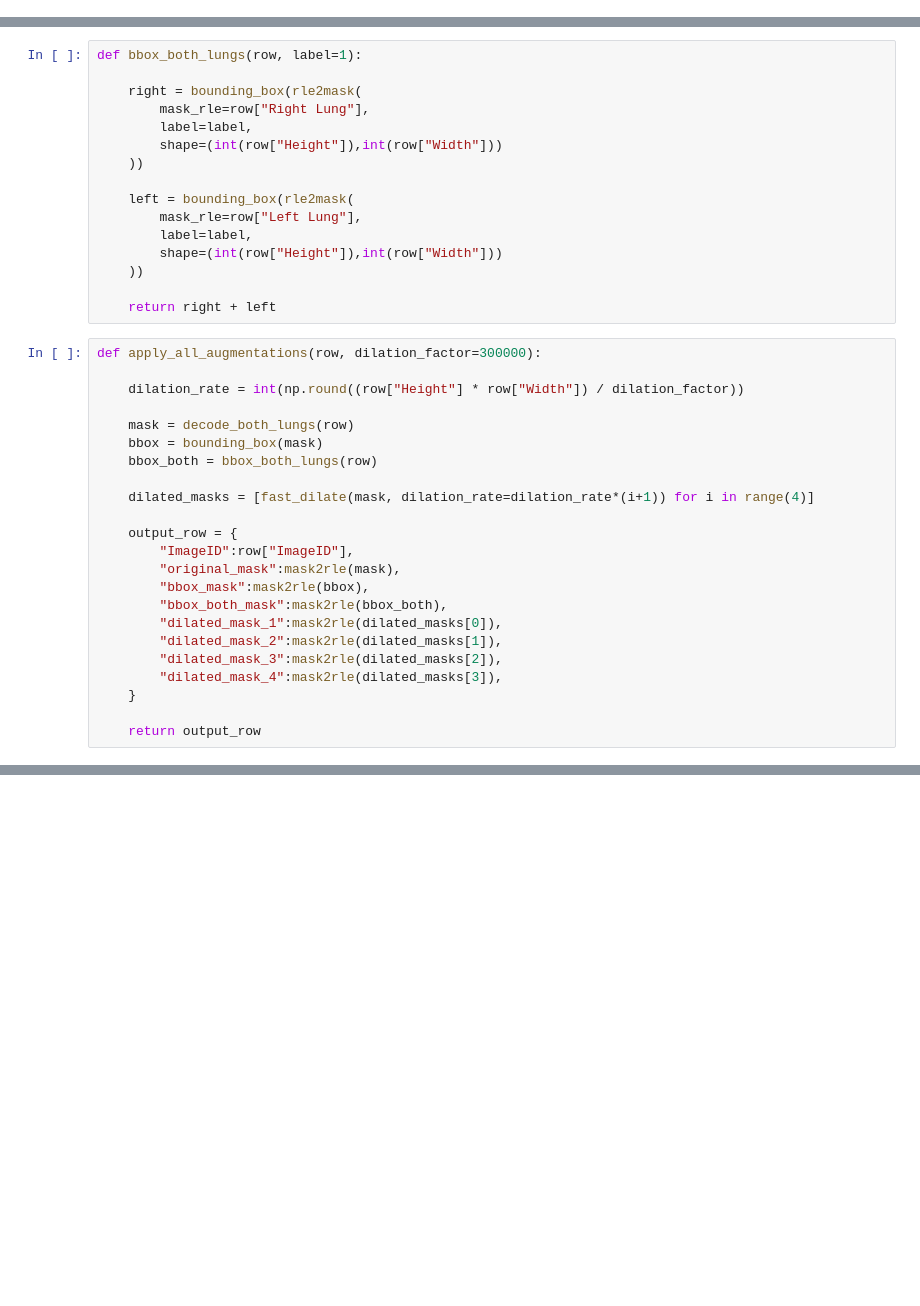
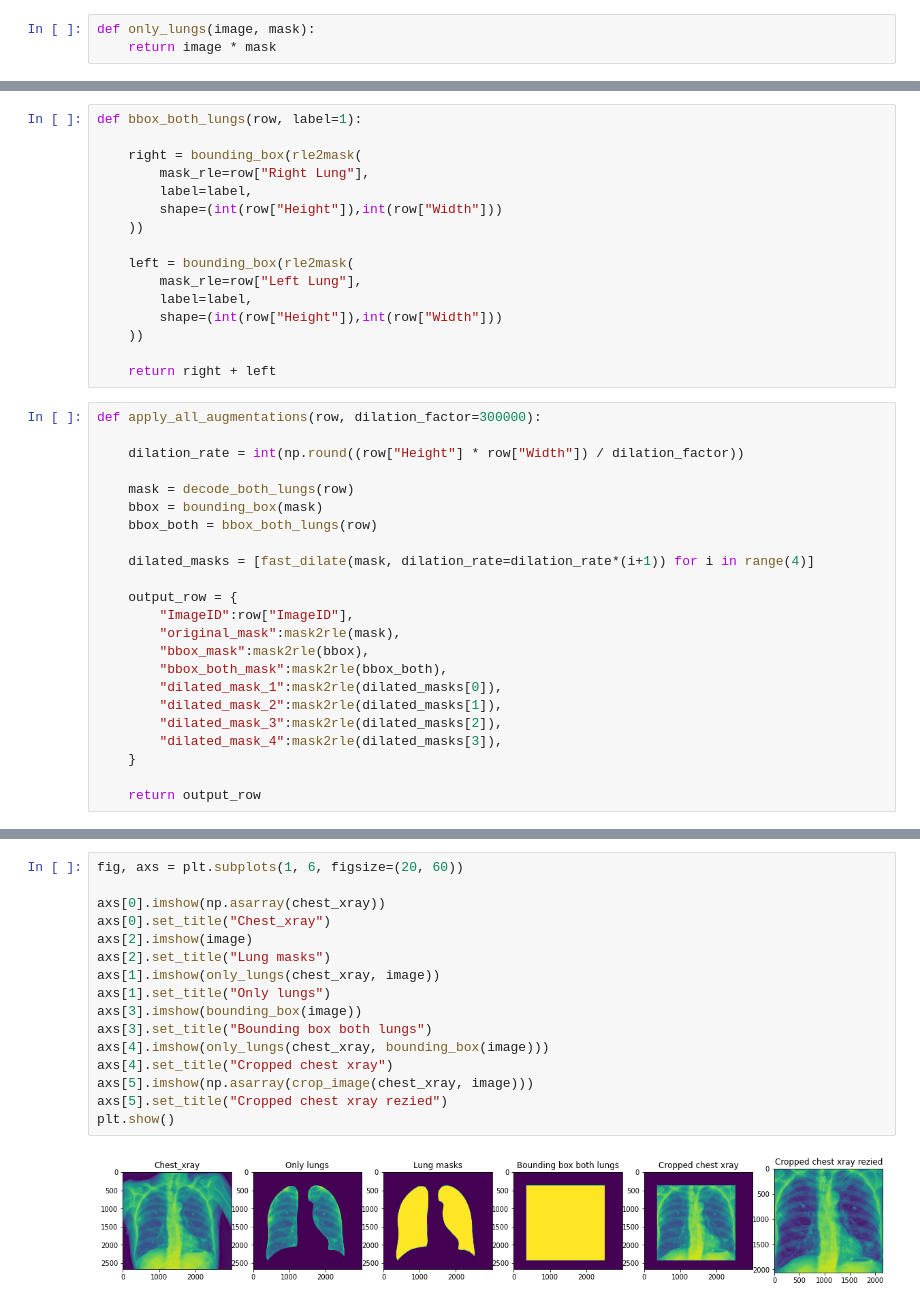
Before and after one commit to CasperAntonPoulsen/LabelReliability_and_PathologyDetection_in_ChestXrays, a Jupyter notebook: Segmentation_preprocessing/Segmentation_mask.ipynb, the cells around one changed output, grey strips where cells are left out. Saved outputs shown, nothing was run; the diff lists cells and outputs as text; blank space fills up the shorter version.

```diff
--- a/Segmentation_preprocessing/Segmentation_mask.ipynb
+++ b/Segmentation_preprocessing/Segmentation_mask.ipynb
@@ -21,3 +44,6 @@ padchest_masks.head()
+# %%
+def only_lungs(image, mask):
+    return image * mask
 # %%
 def rle2mask(mask_rle: str, label=1, shape=(3520,4280)):
     """
@@ -139,3 +389,21 @@ image = decode_both_lungs(padchest_masks.iloc[0])
+# %%
+fig, axs = plt.subplots(1, 6, figsize=(20, 60))
+
+axs[0].imshow(np.asarray(chest_xray))
+axs[0].set_title("Chest_xray")
+axs[2].imshow(image)
+axs[2].set_title("Lung masks")
+axs[1].imshow(only_lungs(chest_xray, image))
+axs[1].set_title("Only lungs")
+axs[3].imshow(bounding_box(image))
+axs[3].set_title("Bounding box both lungs")
+axs[4].imshow(only_lungs(chest_xray, bounding_box(image)))
+axs[4].set_title("Cropped chest xray")
+axs[5].imshow(np.asarray(crop_image(chest_xray, image)))
+axs[5].set_title("Cropped chest xray rezied")
+plt.show()
+# %% [output]
+[figure, added]
 # %%
 
 fig, axs = plt.subplots(1, 5, figsize=(20, 50))
```
Also changed, not shown: parts of 26 cells of this notebook, 33 other files.
